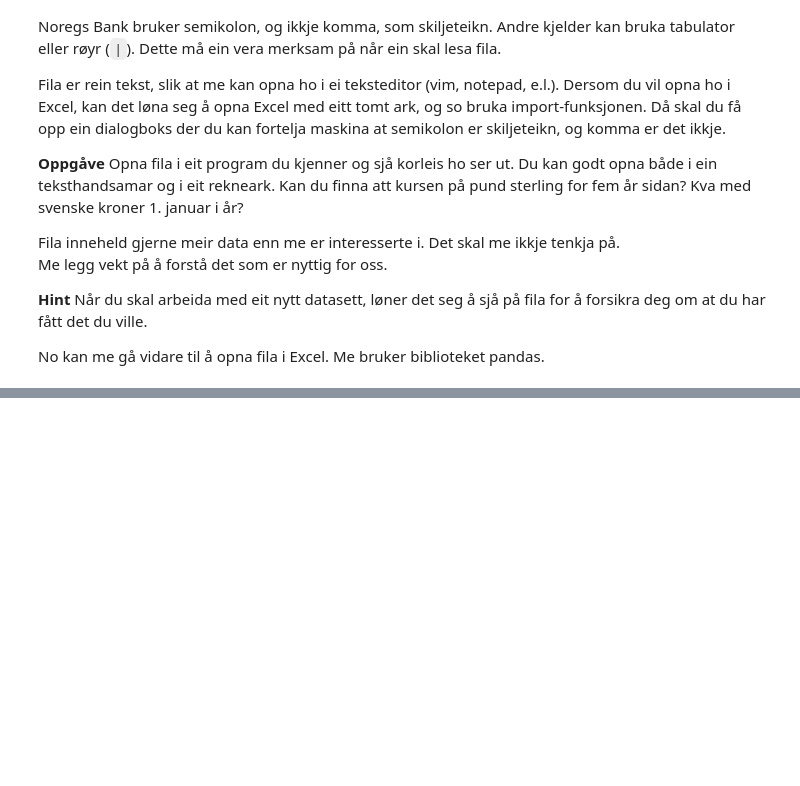
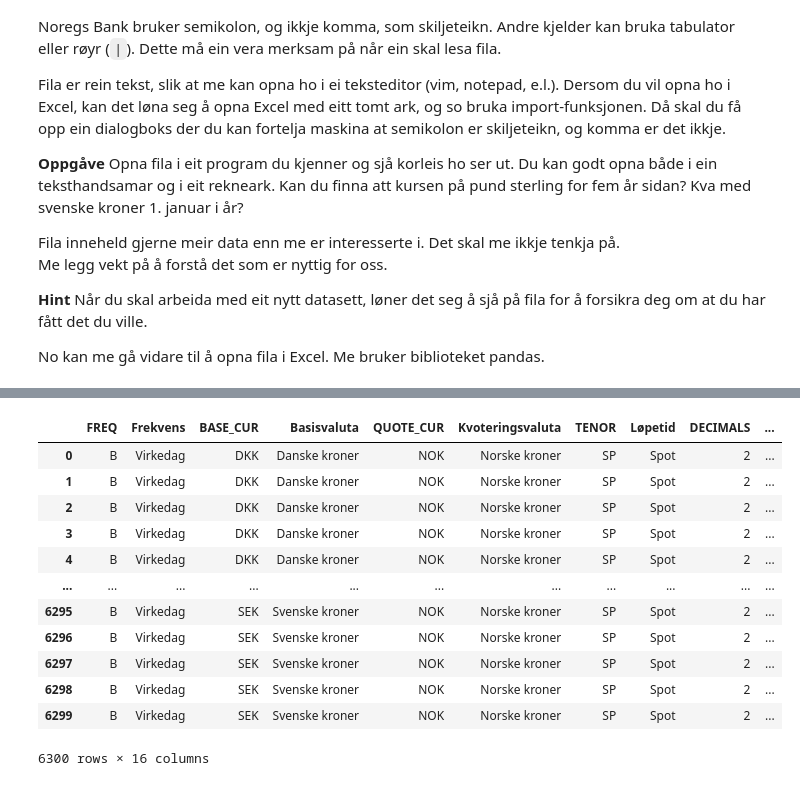
Before and after one commit to hgeorgsch/dataprogexercises, a Jupyter notebook: dataprog-obsidian/assets/csv01.ipynb, the cells around one changed output, grey strips where cells are left out. Cells and saved outputs as stored; diff of their text form; code cells hidden in the pictures; blank space fills up the shorter version.

```diff
--- a/dataprog-obsidian/assets/csv01.ipynb
+++ b/dataprog-obsidian/assets/csv01.ipynb
@@ -525,0 +30,20 @@ alt="IMAGE ALT TEXT HERE" width="240" height="180" border="10" /></a>
+# %%
+import pandas as pd
+
+df = pd.read_csv("EXR20250401.csv", sep=";")
+
+df
+# %% [output]
+|  | FREQ | Frekvens | BASE_CUR | Basisvaluta | QUOTE_CUR | Kvoteringsvaluta | TENOR | Løpetid | DECIMALS | ... |
+| 0 | B | Virkedag | DKK | Danske kroner | NOK | Norske kroner | SP | Spot | 2 | ... |
+| 1 | B | Virkedag | DKK | Danske kroner | NOK | Norske kroner | SP | Spot | 2 | ... |
+| 2 | B | Virkedag | DKK | Danske kroner | NOK | Norske kroner | SP | Spot | 2 | ... |
+| 3 | B | Virkedag | DKK | Danske kroner | NOK | Norske kroner | SP | Spot | 2 | ... |
+| 4 | B | Virkedag | DKK | Danske kroner | NOK | Norske kroner | SP | Spot | 2 | ... |
+| ... | ... | ... | ... | ... | ... | ... | ... | ... | ... | ... |
+| 6295 | B | Virkedag | SEK | Svenske kroner | NOK | Norske kroner | SP | Spot | 2 | ... |
+| 6296 | B | Virkedag | SEK | Svenske kroner | NOK | Norske kroner | SP | Spot | 2 | ... |
+| 6297 | B | Virkedag | SEK | Svenske kroner | NOK | Norske kroner | SP | Spot | 2 | ... |
+| 6298 | B | Virkedag | SEK | Svenske kroner | NOK | Norske kroner | SP | Spot | 2 | ... |
+| 6299 | B | Virkedag | SEK | Svenske kroner | NOK | Norske kroner | SP | Spot | 2 | ... |
+6300 rows × 16 columns
```
Also changed, not shown: parts of 71 cells of this notebook, 1 other file.
